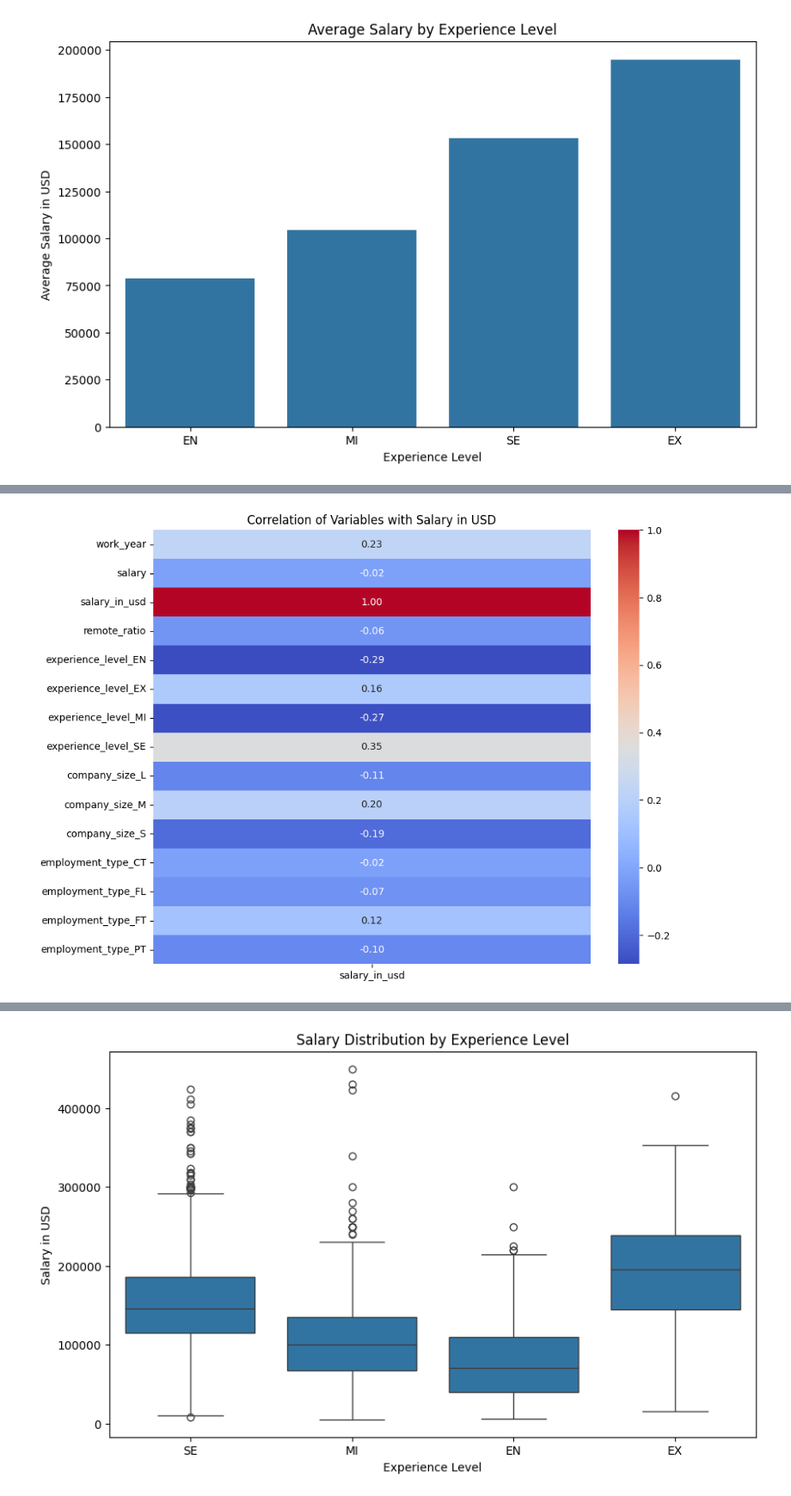
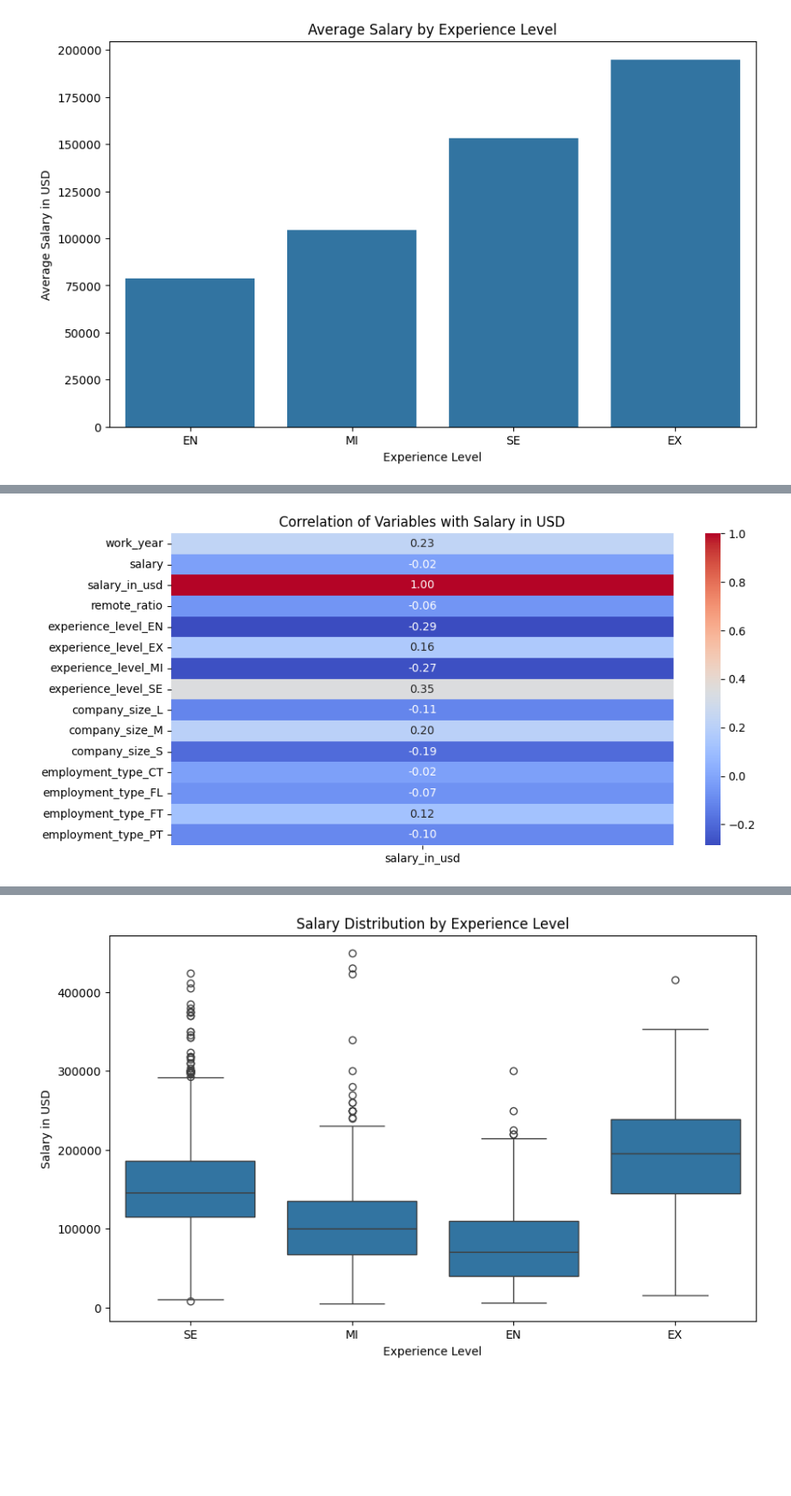
Before and after one commit to PilatusPy/DS_mini_projects, a Jupyter notebook: DS_salary/DS_salaries_storytelling.ipynb, the cells around one changed output, grey strips where cells are left out. Shown at 86% size. Cells and saved outputs as stored; diff of their text form; code cells hidden in the pictures; blank space fills up the shorter version.

```diff
--- a/DS_salary/DS_salaries_storytelling.ipynb
+++ b/DS_salary/DS_salaries_storytelling.ipynb
@@ -115,10 +134,10 @@ Name: salary_in_usd, dtype: float64
 # %%
 
 # Plotting the heatmap
-plt.figure(figsize=(10, 8))
+plt.figure(figsize=(10, 5))
 sns.heatmap(corr_matrix[['salary_in_usd']], annot=True, cmap='coolwarm', fmt=".2f")
 plt.title('Correlation of Variables with Salary in USD')
 plt.show()
 # %% [output]
-[figure, old version]
+[figure, new version]
 # %%
```
Also changed, not shown: parts of 3 cells of this notebook.
